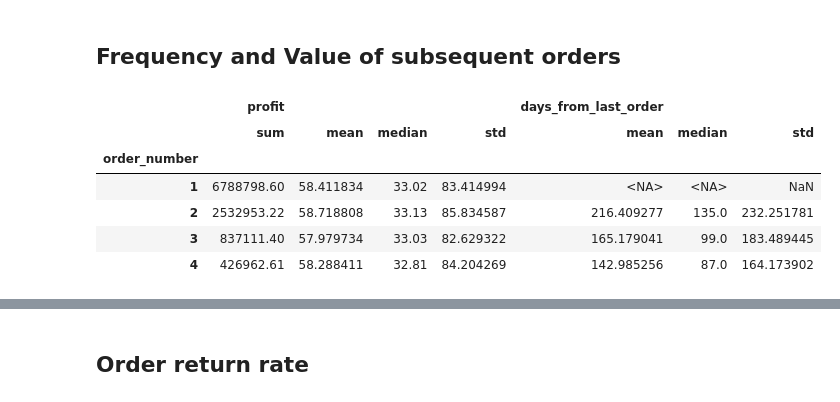
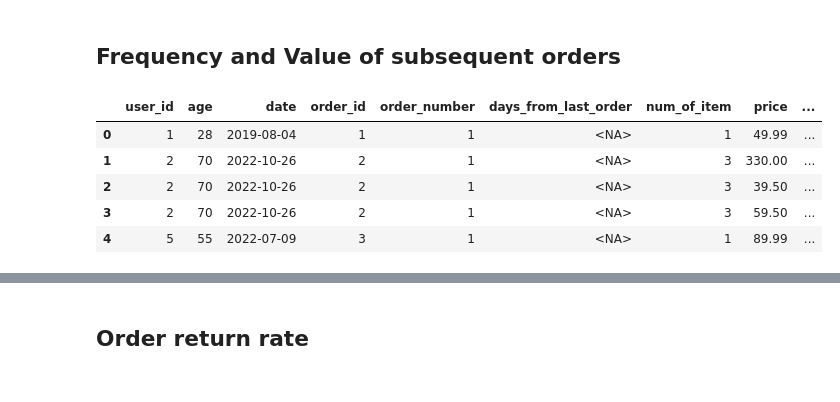
Before and after one commit to buttersaltpepper/Data-Analysis, a Jupyter notebook: project1.ipynb, the cells around one changed output, grey strips where cells are left out. Saved outputs shown, nothing was run; the diff lists cells and outputs as text; code cells hidden in the pictures.

```diff
--- a/project1.ipynb
+++ b/project1.ipynb
@@ -259,40 +263,37 @@ order_profit as (
     category
   from order_intervals as oi
   join `bigquery-public-data.thelook_ecommerce.order_items` as o
     on oi.order_id = o.order_id
   join `bigquery-public-data.thelook_ecommerce.products` as p
     on o.product_id = p.id
 )
 select
   int.user_id,
   age,
   date,
   p.order_id,
   order_number,
   days_from_last_order,
   int.num_of_item,
   round(retail_price, 2) as price,
   round(cost, 2) as cost,
   round(profit, 2) as profit,
   brand,
   category
 from order_intervals as int
 join order_profit as p
 on int.order_id = p.order_id
 join bigquery-public-data.thelook_ecommerce.users
 on users.id = int.user_id
 order by user_id, order_number
 """
 
 rfm = pd.read_gbq(q)
-rfm.groupby('order_number')[['profit', 'days_from_last_order']].agg({
-    'profit': ['sum', 'mean', 'median', 'std'],
-    'days_from_last_order': ['mean', 'median', 'std']})
+rfm.head()
 # %% [output]
-|  | profit |  |  |  | days_from_last_order |  |  |
-|  | sum | mean | median | std | mean | median | std |
-| order_number |  |  |  |  |  |  |  |
-| 1 | 6788798.60 | 58.411834 | 33.02 | 83.414994 | <NA> | <NA> | NaN |
-| 2 | 2532953.22 | 58.718808 | 33.13 | 85.834587 | 216.409277 | 135.0 | 232.251781 |
-| 3 | 837111.40 | 57.979734 | 33.03 | 82.629322 | 165.179041 | 99.0 | 183.489445 |
-| 4 | 426962.61 | 58.288411 | 32.81 | 84.204269 | 142.985256 | 87.0 | 164.173902 |
+|  | user_id | age | date | order_id | order_number | days_from_last_order | num_of_item | price | ... |
+| 0 | 1 | 28 | 2019-08-04 | 1 | 1 | <NA> | 1 | 49.99 | ... |
+| 1 | 2 | 70 | 2022-10-26 | 2 | 1 | <NA> | 3 | 330.00 | ... |
+| 2 | 2 | 70 | 2022-10-26 | 2 | 1 | <NA> | 3 | 39.50 | ... |
+| 3 | 2 | 70 | 2022-10-26 | 2 | 1 | <NA> | 3 | 59.50 | ... |
+| 4 | 5 | 55 | 2022-07-09 | 3 | 1 | <NA> | 1 | 89.99 | ... |
```
Also changed, not shown: parts of 73 cells of this notebook, 2 other files.
